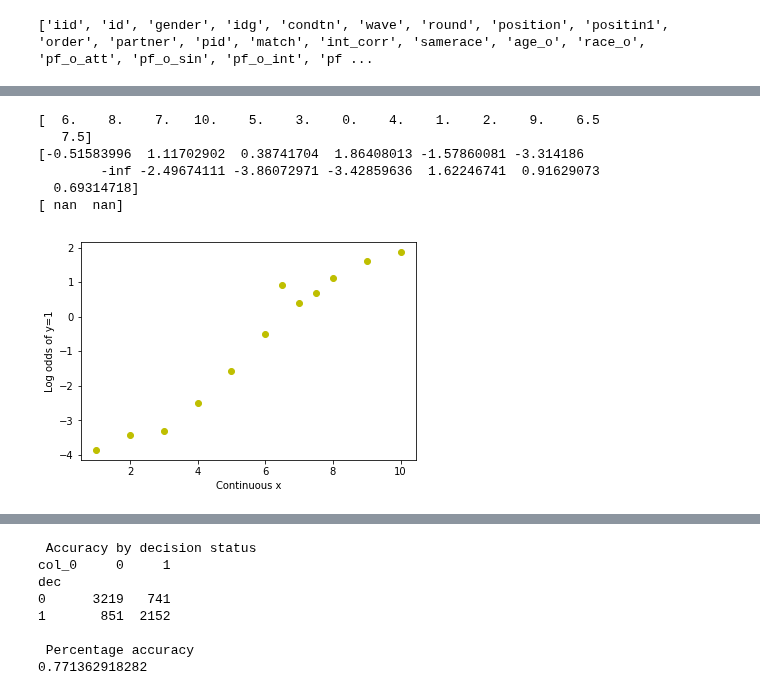
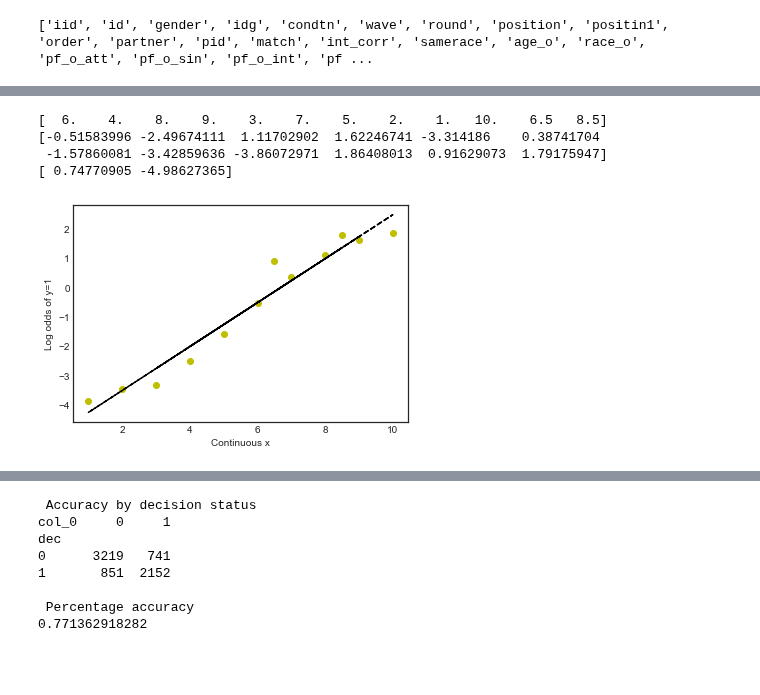
Before and after one commit to VincentG123/ThinkfulBootcamp, a Jupyter notebook: Speed_Dating_Exploration.ipynb, the cells around one changed output, grey strips where cells are left out. Saved outputs shown, nothing was run; the diff lists cells and outputs as text; code cells hidden in the pictures; blank space fills up the shorter version.

```diff
--- a/Speed_Dating_Exploration.ipynb
+++ b/Speed_Dating_Exploration.ipynb
@@ -162,34 +162,39 @@ plt.show()
 # %%
 # Natural log of the odds.
 ln_yodds = np.log(yodds)
 
-xvals = xvals[:-2]
-ln_yodds = ln_yodds[:-2]
+xvals = xvals[:-3]
+ln_yodds = ln_yodds[:-3]
+
+# xvals = [x for x in xvals if x > 0]
+# ln_yodds = [y for y in ln_yodds if y > -10]
+
+print(xvals)
+print(ln_yodds)
+
 
 # Calculate linear regression for x and yodds.
 fit = np.polyfit(xvals, ln_yodds, 1)
 
-print(xvals)
-print(ln_yodds)
+
+
 
 print(fit)
 # Works as a function to return the predicted value of yodds.
 fit_fn = np.poly1d(fit)
 
 # Display.
 plt.plot(xvals, ln_yodds, 'yo', xvals, fit_fn(xvals), '--k')
 plt.xlabel('Continuous x')
 plt.ylabel('Log odds of y=1')
 
 plt.show()
 # %% [output]
-[  6.    8.    7.   10.    5.    3.    0.    4.    1.    2.    9.    6.5
-   7.5]
-[-0.51583996  1.11702902  0.38741704  1.86408013 -1.57860081 -3.314186
-        -inf -2.49674111 -3.86072971 -3.42859636  1.62246741  0.91629073
-  0.69314718]
-[ nan  nan]
+[  6.    4.    8.    9.    3.    7.    5.    2.    1.   10.    6.5   8.5]
+[-0.51583996 -2.49674111  1.11702902  1.62246741 -3.314186    0.38741704
+ -1.57860081 -3.42859636 -3.86072971  1.86408013  0.91629073  1.79175947]
+[ 0.74770905 -4.98627365]
-[figure, old version]
+[figure, new version]
 # %%
 # Bivariate relationships of predictors to admissions outcome.
 speed_dating1_columns = ['attr', 'sinc', 'intel', 'fun', 'amb', 'shar', 'like','gender']
```
Also changed, not shown: parts of 28 cells of this notebook, 2 other files.
